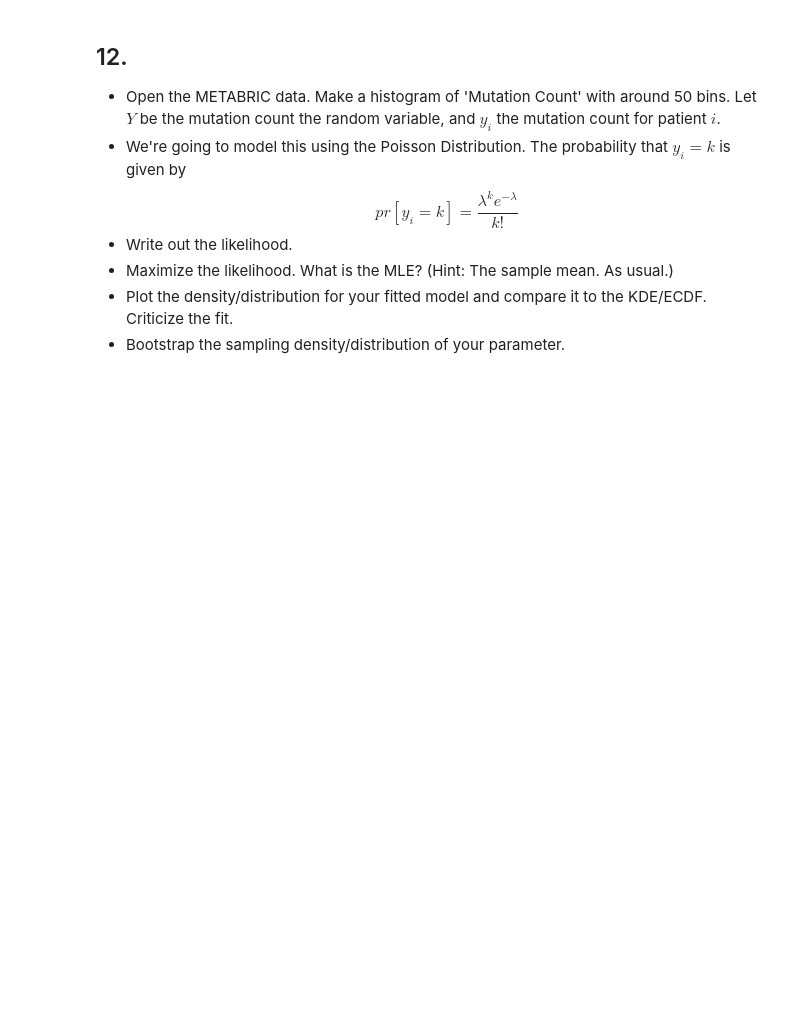
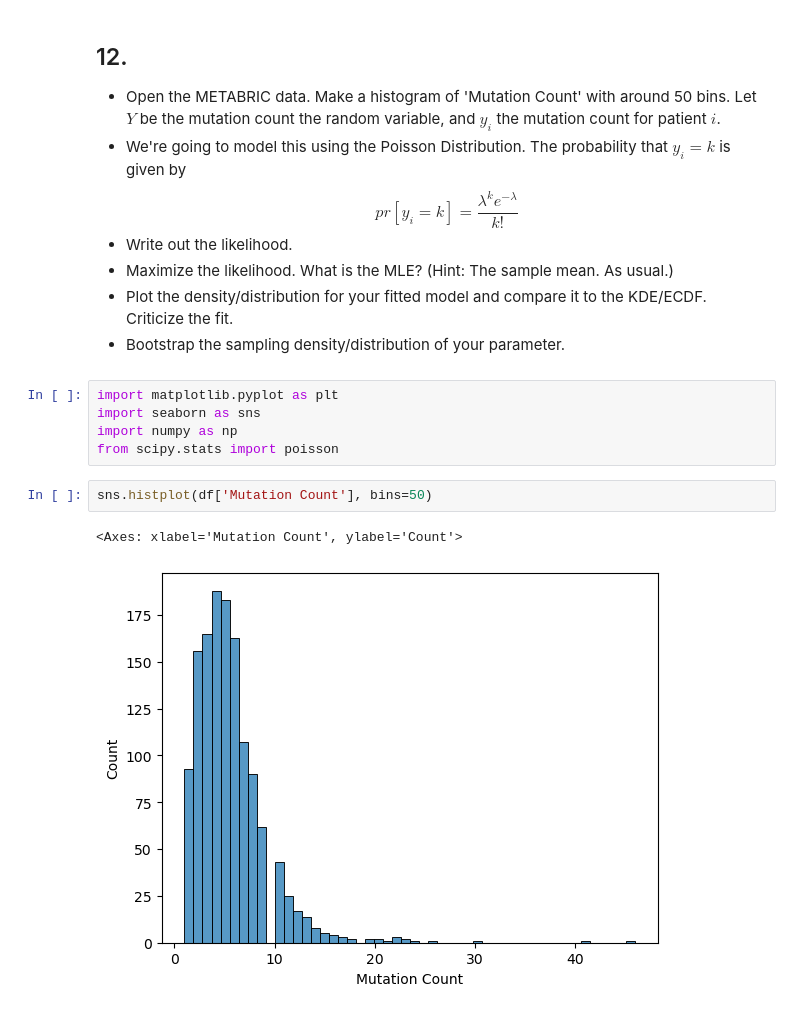
Before and after one commit to andersone17/Uncertainty_Assignment_7, a Jupyter notebook: assignment_7.ipynb, the cells around one changed output. Cells and saved outputs as stored; diff of their text form; blank space fills up the shorter version.

```diff
--- a/assignment_7.ipynb
+++ b/assignment_7.ipynb
@@ -300,3 +300,13 @@ $$
 - Maximize the likelihood. What is the MLE? (Hint: The sample mean. As usual.)
 - Plot the density/distribution for your fitted model and compare it to the KDE/ECDF. Criticize the fit.
 - Bootstrap the sampling density/distribution of your parameter.
+# %%
+import matplotlib.pyplot as plt
+import seaborn as sns
+import numpy as np
+from scipy.stats import poisson
+# %%
+sns.histplot(df['Mutation Count'], bins=50)
+# %% [output]
+<Axes: xlabel='Mutation Count', ylabel='Count'>
+[figure, added]
```
Also changed, not shown: parts of 7 cells of this notebook.
